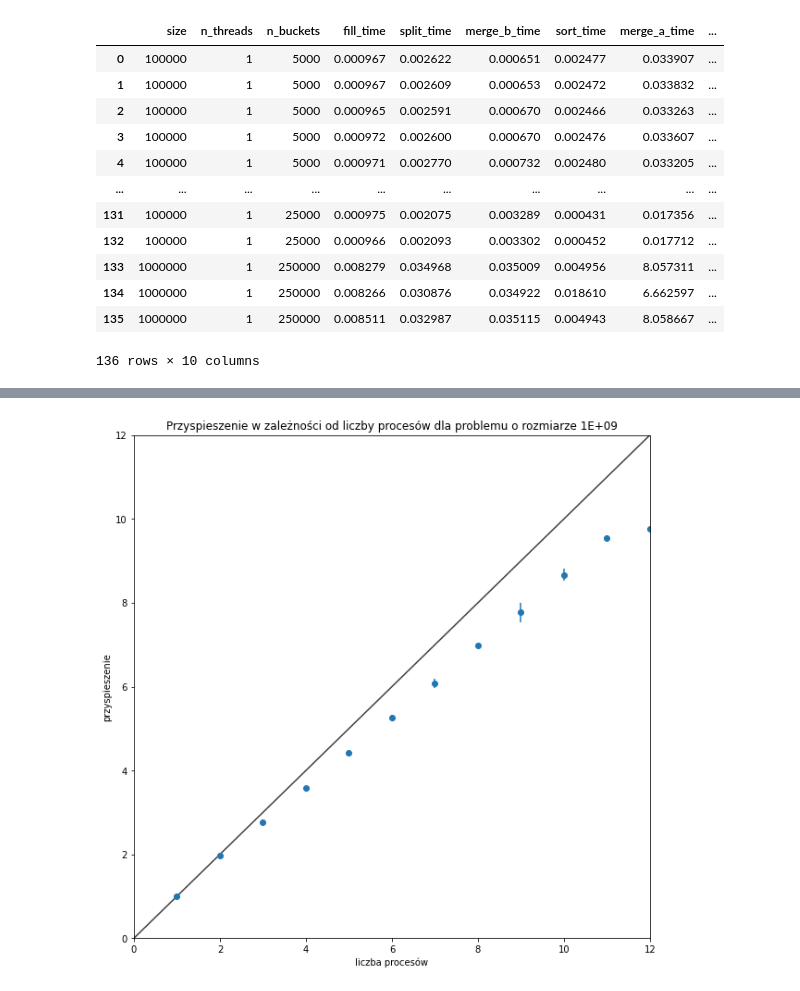
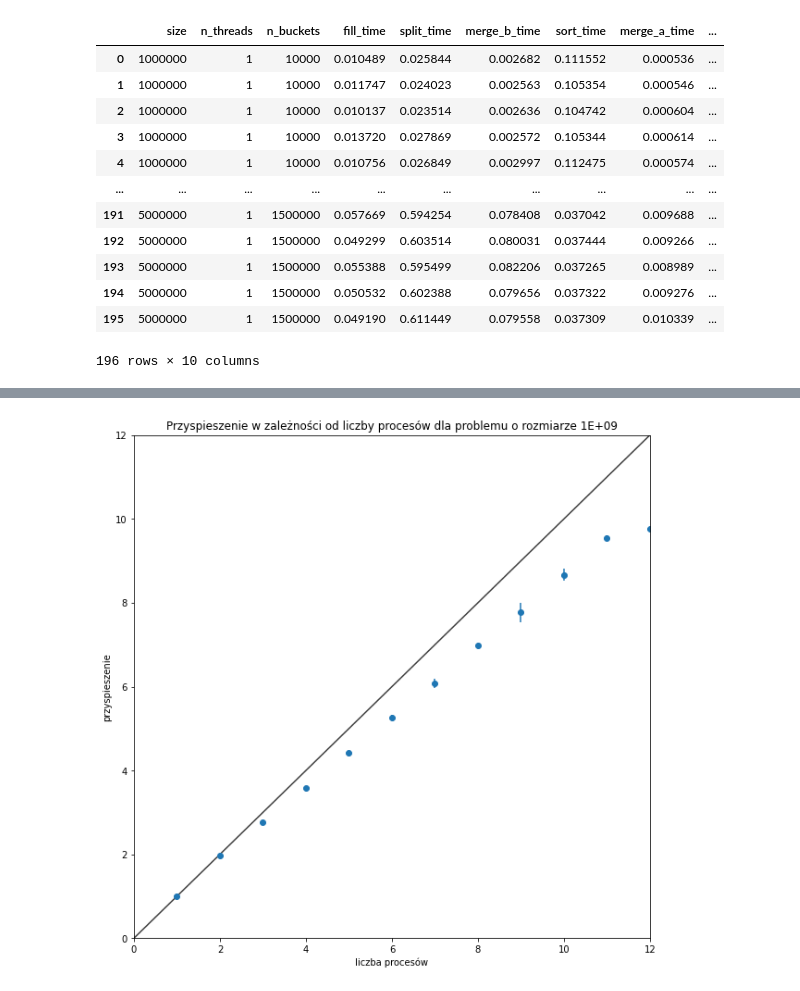
Before and after one commit to PKopel/mpr, a Jupyter notebook: openmp/plot_charts.ipynb, the cells around one changed output, grey strips where cells are left out. Saved outputs shown, nothing was run; the diff lists cells and outputs as text; code cells hidden in the pictures.

```diff
--- a/openmp/plot_charts.ipynb
+++ b/openmp/plot_charts.ipynb
@@ -3,22 +3,22 @@ import matplotlib.pyplot as plt
 import pandas as pd
 %matplotlib inline
 # %%
-results = pd.read_csv('results.csv')
+results = pd.read_csv('results_1.csv')
 results
 # %% [output]
 |  | size | n_threads | n_buckets | fill_time | split_time | merge_b_time | sort_time | merge_a_time | ... |
-| 0 | 100000 | 1 | 5000 | 0.000967 | 0.002622 | 0.000651 | 0.002477 | 0.033907 | ... |
-| 1 | 100000 | 1 | 5000 | 0.000967 | 0.002609 | 0.000653 | 0.002472 | 0.033832 | ... |
-| 2 | 100000 | 1 | 5000 | 0.000965 | 0.002591 | 0.000670 | 0.002466 | 0.033263 | ... |
-| 3 | 100000 | 1 | 5000 | 0.000972 | 0.002600 | 0.000670 | 0.002476 | 0.033607 | ... |
-| 4 | 100000 | 1 | 5000 | 0.000971 | 0.002770 | 0.000732 | 0.002480 | 0.033205 | ... |
+| 0 | 1000000 | 1 | 10000 | 0.010489 | 0.025844 | 0.002682 | 0.111552 | 0.000536 | ... |
+| 1 | 1000000 | 1 | 10000 | 0.011747 | 0.024023 | 0.002563 | 0.105354 | 0.000546 | ... |
+| 2 | 1000000 | 1 | 10000 | 0.010137 | 0.023514 | 0.002636 | 0.104742 | 0.000604 | ... |
+| 3 | 1000000 | 1 | 10000 | 0.013720 | 0.027869 | 0.002572 | 0.105344 | 0.000614 | ... |
+| 4 | 1000000 | 1 | 10000 | 0.010756 | 0.026849 | 0.002997 | 0.112475 | 0.000574 | ... |
 | ... | ... | ... | ... | ... | ... | ... | ... | ... | ... |
-| 131 | 100000 | 1 | 25000 | 0.000975 | 0.002075 | 0.003289 | 0.000431 | 0.017356 | ... |
-| 132 | 100000 | 1 | 25000 | 0.000966 | 0.002093 | 0.003302 | 0.000452 | 0.017712 | ... |
-| 133 | 1000000 | 1 | 250000 | 0.008279 | 0.034968 | 0.035009 | 0.004956 | 8.057311 | ... |
-| 134 | 1000000 | 1 | 250000 | 0.008266 | 0.030876 | 0.034922 | 0.018610 | 6.662597 | ... |
-| 135 | 1000000 | 1 | 250000 | 0.008511 | 0.032987 | 0.035115 | 0.004943 | 8.058667 | ... |
+| 191 | 5000000 | 1 | 1500000 | 0.057669 | 0.594254 | 0.078408 | 0.037042 | 0.009688 | ... |
+| 192 | 5000000 | 1 | 1500000 | 0.049299 | 0.603514 | 0.080031 | 0.037444 | 0.009266 | ... |
+| 193 | 5000000 | 1 | 1500000 | 0.055388 | 0.595499 | 0.082206 | 0.037265 | 0.008989 | ... |
+| 194 | 5000000 | 1 | 1500000 | 0.050532 | 0.602388 | 0.079656 | 0.037322 | 0.009276 | ... |
+| 195 | 5000000 | 1 | 1500000 | 0.049190 | 0.611449 | 0.079558 | 0.037309 | 0.010339 | ... |
-136 rows × 10 columns
+196 rows × 10 columns
 # %%
 sizes = results['size'].unique()
 n_buckets = results['n_buckets'].unique()
```
Also changed, not shown: parts of 7 cells of this notebook, 21 other files.
